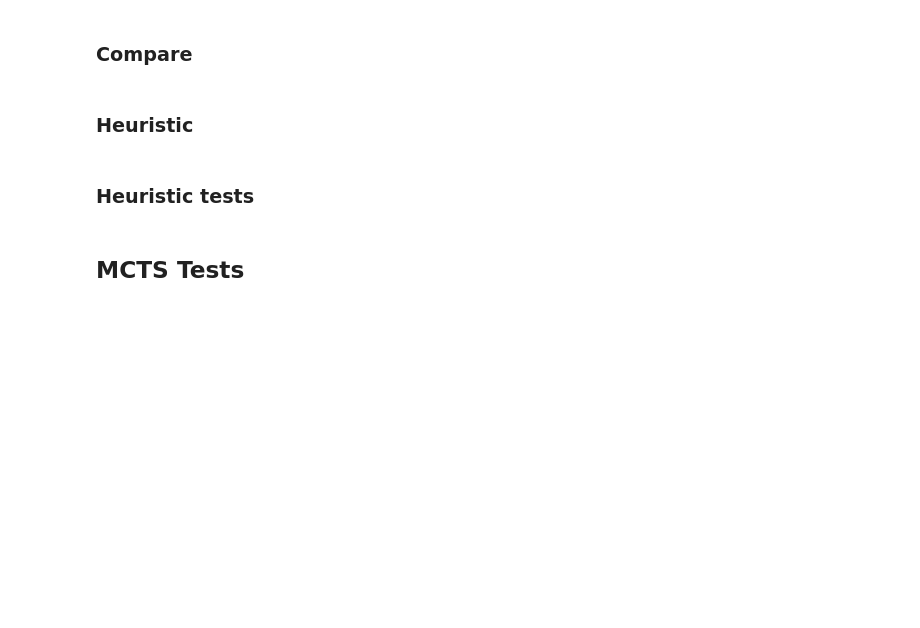
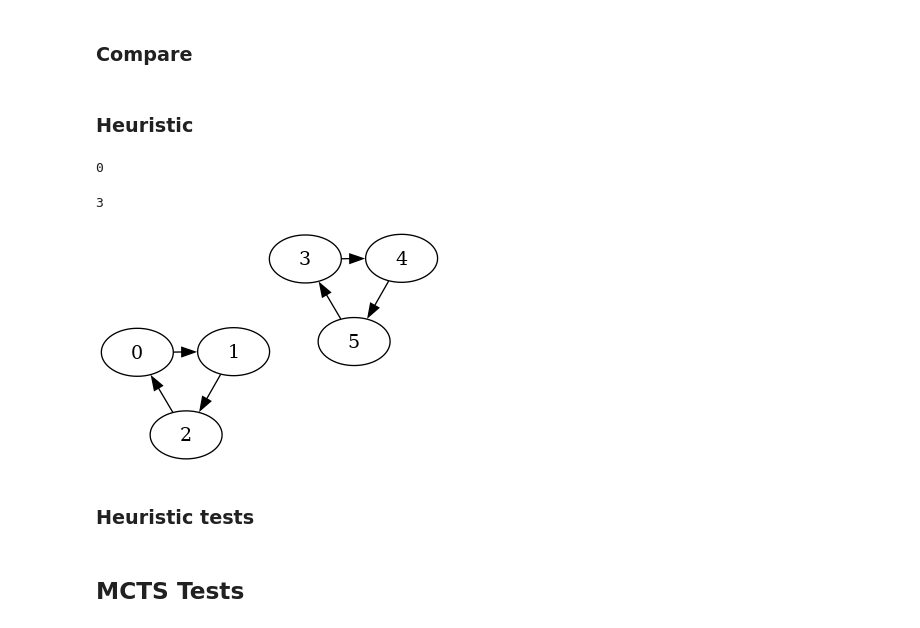
Before and after one commit to Mulundano/MonteQ, a Jupyter notebook: src/Revised_MCTS.ipynb, the cells around one changed output. Saved outputs shown, nothing was run; the diff lists cells and outputs as text; code cells hidden in the pictures; blank space fills up the shorter version.

```diff
--- a/src/Revised_MCTS.ipynb
+++ b/src/Revised_MCTS.ipynb
@@ -45239,6 +45239,21 @@ def compare(tab, ndx, ctrl, targ):
     else: # if control is
 # %% [markdown]
 ### Heuristic
+# %%
+a = [1,1]
+a.index(1)
+# %% [output]
+0
+# %%
+from qiskit.transpiler import CouplingMap
+
+cmap = CouplingMap([[0, 1], [1, 2], [2, 0], [3, 4], [4, 5], [5, 3]])
+component_cmaps = cmap.connected_components()
+print(component_cmaps[1].graph[0])
+cmap.draw()
+# %% [output]
+3
+[figure, added]
 # %%
 def heuristic(tableau, ndx, ndx_list, coupling_map):
     '''
```
Also changed, not shown: parts of 1 cell of this notebook.
